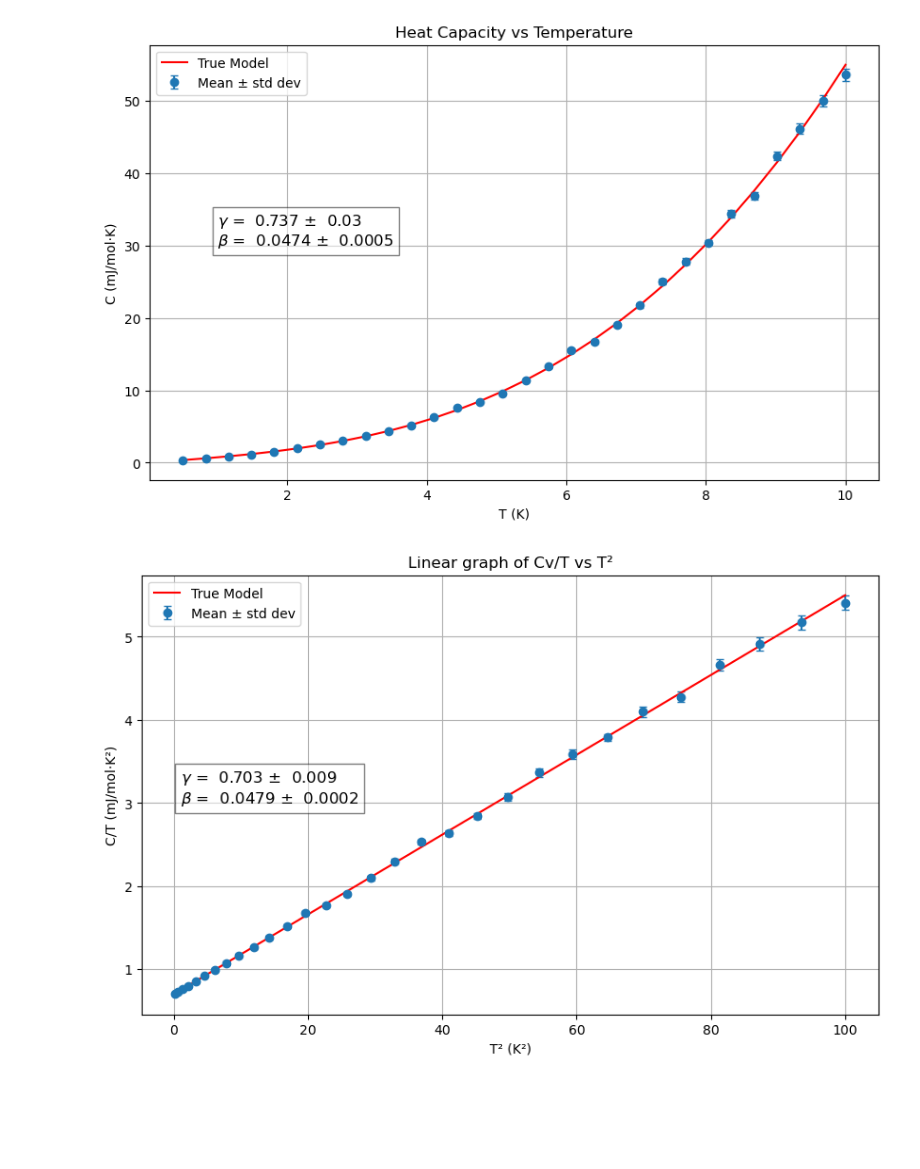
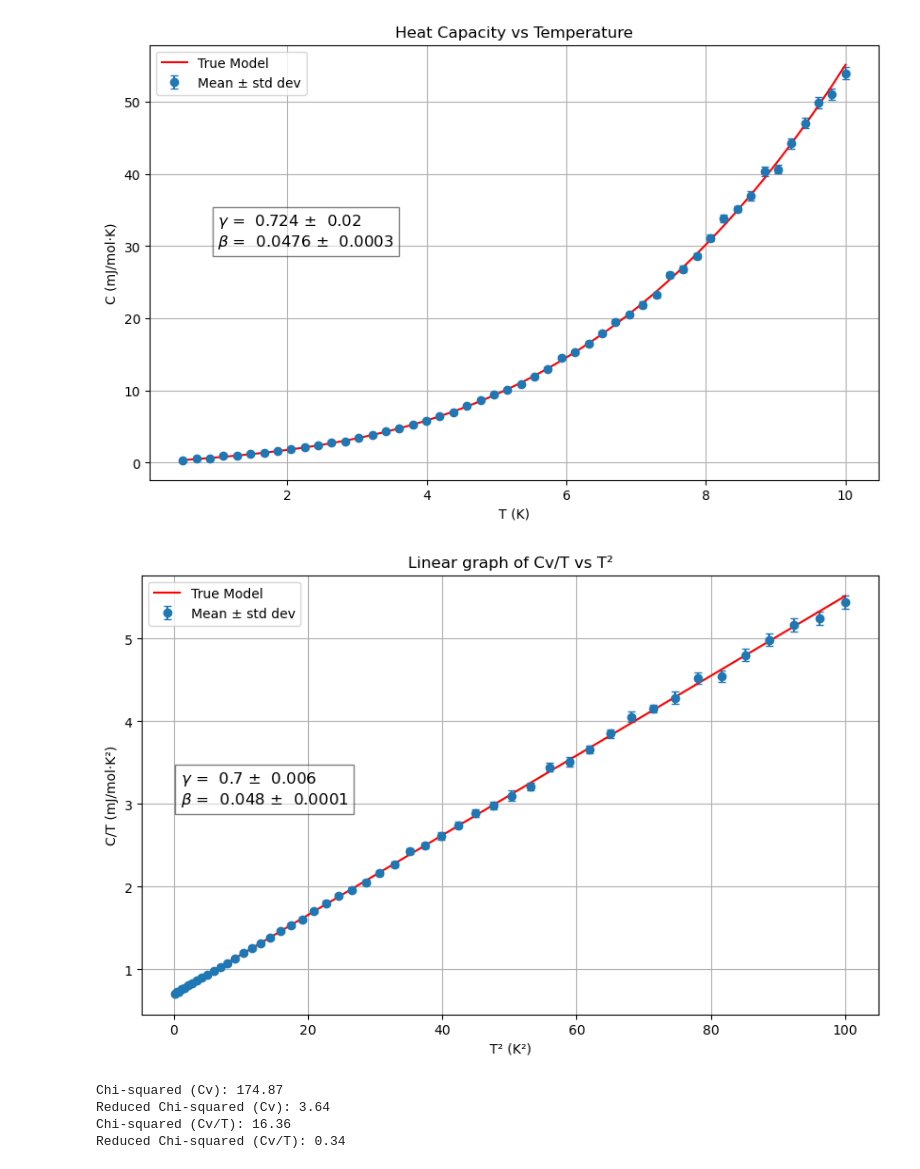
Before and after one commit to amart33/phys381-final-project-Antonio-Martinez, a Jupyter notebook: Heat_Capacity_Simulation.ipynb, the cells around one changed output. Drawn from its saved outputs; the diff is of its cells as text; code cells hidden in the pictures; blank space fills up the shorter version.

Commit message:
Added chi-square, and returned deby temp; LAst debug needed to determine wild chi #s

```diff
--- a/Heat_Capacity_Simulation.ipynb
+++ b/Heat_Capacity_Simulation.ipynb
@@ -31,28 +10,0 @@ plt.show()
-# %%
-#Simulation of Copper with just added random noise
-T = np.linspace(0.5, 10, 200)
-C = heat(T, 0.70, 4.8E-2)
-Cv= C + np.random.normal(0, 0.015*C)
-C_T= C/T
-
-T_square = T**2
-C_o_T = Cv/T
-
-
-plt.scatter(T, Cv, s=10, alpha=0.6, label="Noisy data")
-plt.plot(T, C, color='red', label="True model", linewidth=2)
-plt.xlabel("T (K)")
-plt.ylabel("C (mJ/mol·K)")
-plt.title("Simulated Heat Capacity with Noise")
-plt.legend()
-plt.grid(True)
-plt.show()
-
-plt.scatter(T_square, C_o_T, s=10, alpha=0.6, label="Noisy data")
-plt.plot(T_square, C_T, color='red', label="True model", linewidth=2)
-plt.xlabel("T\u00b2 (K\u00b2)")
-plt.ylabel("C/T (mJ/mol·K\u00b2)")
-plt.title("Simulated Heat Capacity with Noise")
-plt.legend()
-plt.grid(True)
-plt.show()
@@ -131,8 +11,8 @@ plt.show()
 # %%
 #Original model of gaussian noise W/ added noise in temp. measure
-gamma = 0.70
-beta = 4.8E-2
-n= 30
+gamma = 0.695
+beta = 4.82E-2
+n= 50
 T = np.linspace(0.5, 10, n)
 
 
@@ -169,32 +49,54 @@ popt2, pcov2 = curve_fit(C_over_T, T, CvT_mean, p0 = [.5, .5])
 gamma1_fit, beta1_fit = popt1
 gamma1_err, beta1_err = np.sqrt(np.diag(pcov1))
 
 gamma2_fit, beta2_fit = popt2
 gamma2_err, beta2_err = np.sqrt(np.diag(pcov2))
 
 plt.figure(figsize=(10, 6))
 plt.errorbar(T, Cv_mean, yerr=Cv_std, fmt='o', capsize=3, label="Mean ± std dev")
 plt.plot(T, heat(T, gamma, beta), label="True Model", color='red')
 plt.xlabel("T (K)")
 plt.ylabel("C (mJ/mol·K)")
 plt.title("Heat Capacity vs Temperature")
 fit_text = f'$\\gamma$ = {gamma1_fit: .3} ± {gamma1_err: .1}\n$\\beta$ = {beta1_fit: .3} ± {beta1_err: .1}'
 plt.text(1, 30, fit_text, fontsize=12, bbox=dict(facecolor='white', alpha=0.5, edgecolor = 'black'))
 plt.grid(True)
 plt.legend()
 plt.show()
 
 plt.figure(figsize=(10, 6))
 plt.errorbar(T_square, CvT_mean, yerr=CvT_std, fmt='o', capsize=3, label="Mean ± std dev")
 plt.plot(T**2, heat(T, gamma, beta)/T, label="True Model", color='red')
 plt.xlabel("T\u00b2 (K\u00b2)")
 plt.ylabel("C/T (mJ/mol·K\u00b2)")
 plt.title("Linear graph of Cv/T vs T\u00b2")
 fit_text = f'$\\gamma$ = {gamma2_fit: .3} ± {gamma2_err: .1}\n$\\beta$ = {beta2_fit: .3} ± {beta2_err: .1}'
 plt.text(1, 3, fit_text, fontsize=12, bbox=dict(facecolor='white', alpha=0.5, edgecolor = 'black'))
 plt.grid(True)
 plt.legend()
 plt.show()
 # %% [output]
-[figure, old version]
+[figure, new version]
-[figure, old version]
+[figure, new version]
+# %%
+residuals1 = Cv_mean - heat(T, *popt1)
+chi_squared1 = np.sum((residuals1 / Cv_std) ** 2)
+dof1 = len(Cv_mean) - len(popt1)
+reduced_chi_squared1 = chi_squared1 / dof1
+
+print(f"Chi-squared (Cv): {chi_squared1:.2f}")
+print(f"Reduced Chi-squared (Cv): {reduced_chi_squared1:.2f}")
+
+# C_over_T fit
+residuals2 = CvT_mean - C_over_T(T, *popt2)
+chi_squared2 = np.sum((residuals2 / CvT_std) ** 2)
+dof2 = len(CvT_mean) - len(popt2)
+reduced_chi_squared2 = chi_squared2 / dof2
+
+print(f"Chi-squared (Cv/T): {chi_squared2:.2f}")
+print(f"Reduced Chi-squared (Cv/T): {reduced_chi_squared2:.2f}")
+# %% [output]
+Chi-squared (Cv): 174.87
+Reduced Chi-squared (Cv): 3.64
+Chi-squared (Cv/T): 16.36
+Reduced Chi-squared (Cv/T): 0.34
```
Also changed, not shown: parts of 7 cells of this notebook.
